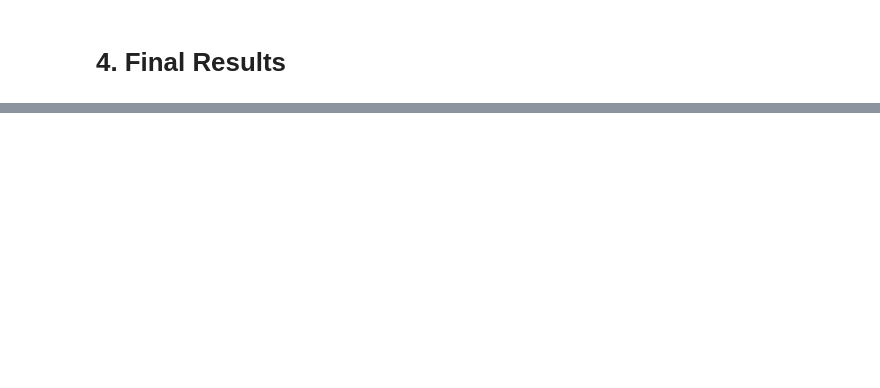
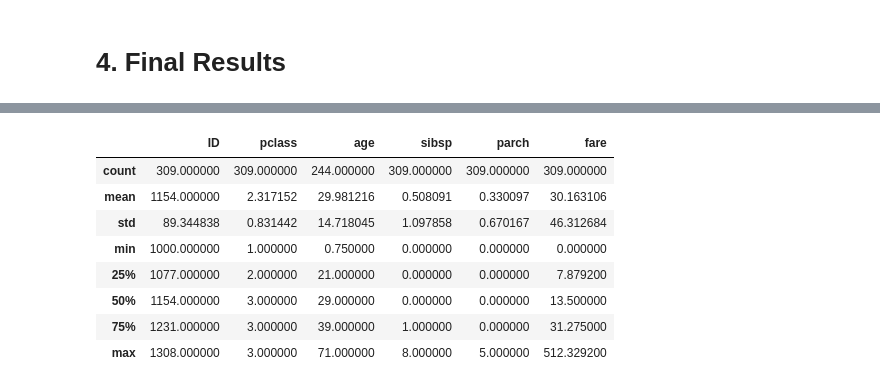
Before and after one commit to nickobard/Machine-Learning-I, a Jupyter notebook: 01/homework_01.ipynb, the cells around one changed output, grey strips where cells are left out. Saved outputs shown, nothing was run; the diff lists cells and outputs as text; code cells hidden in the pictures; blank space fills up the shorter version.

```diff
--- a/01/homework_01.ipynb
+++ b/01/homework_01.ipynb
@@ -924,0 +1010,12 @@ ax.legend(loc="lower right")
+# %%
+df_evaluation.describe()
+# %% [output]
+|  | ID | pclass | age | sibsp | parch | fare |
+| count | 309.000000 | 309.000000 | 244.000000 | 309.000000 | 309.000000 | 309.000000 |
+| mean | 1154.000000 | 2.317152 | 29.981216 | 0.508091 | 0.330097 | 30.163106 |
+| std | 89.344838 | 0.831442 | 14.718045 | 1.097858 | 0.670167 | 46.312684 |
+| min | 1000.000000 | 1.000000 | 0.750000 | 0.000000 | 0.000000 | 0.000000 |
+| 25% | 1077.000000 | 2.000000 | 21.000000 | 0.000000 | 0.000000 | 7.879200 |
+| 50% | 1154.000000 | 3.000000 | 29.000000 | 0.000000 | 0.000000 | 13.500000 |
+| 75% | 1231.000000 | 3.000000 | 39.000000 | 1.000000 | 0.000000 | 31.275000 |
+| max | 1308.000000 | 3.000000 | 71.000000 | 8.000000 | 5.000000 | 512.329200 |
```
Also changed, not shown: parts of 40 cells of this notebook, 1 other file.
